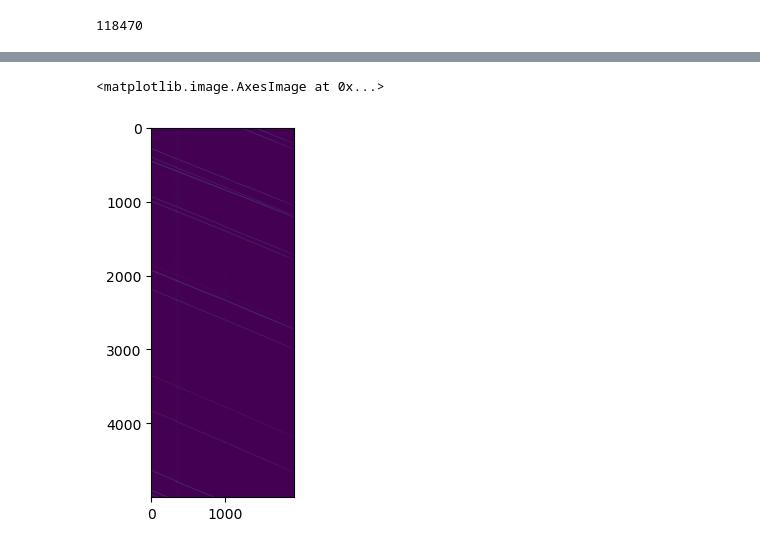
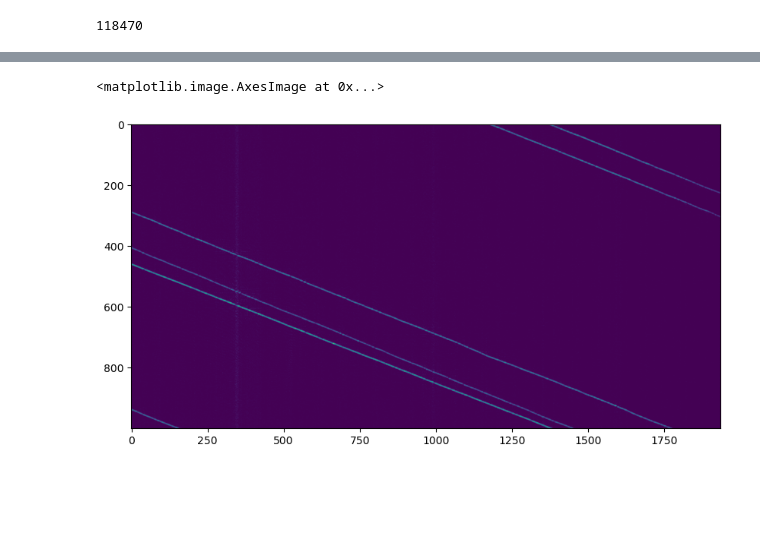
Before and after one commit to Dennis-Dispertech/DisperTrack, a Jupyter notebook: examples/show_workflow.ipynb, the cells around one changed output, grey strips where cells are left out. Drawn from its saved outputs; the diff is of its cells as text; code cells hidden in the pictures; blank space fills up the shorter version.

```diff
--- a/examples/show_workflow.ipynb
+++ b/examples/show_workflow.ipynb
@@ -49,8 +41,9 @@ analysis.calculate_background()
 # %%
 analysis.denoise()
 # %%
-plt.imshow(analysis.corrected_data[:, 0:5000].T)
+plt.figure(figsize=(10, 20))
+plt.imshow(analysis.corrected_data[:, :1000].T)
 # %% [output]
 <matplotlib.image.AxesImage at 0x...>
-[figure, old version]
+[figure, new version]
 # %%
```
Also changed, not shown: parts of 40 cells of this notebook, 6 other files.
